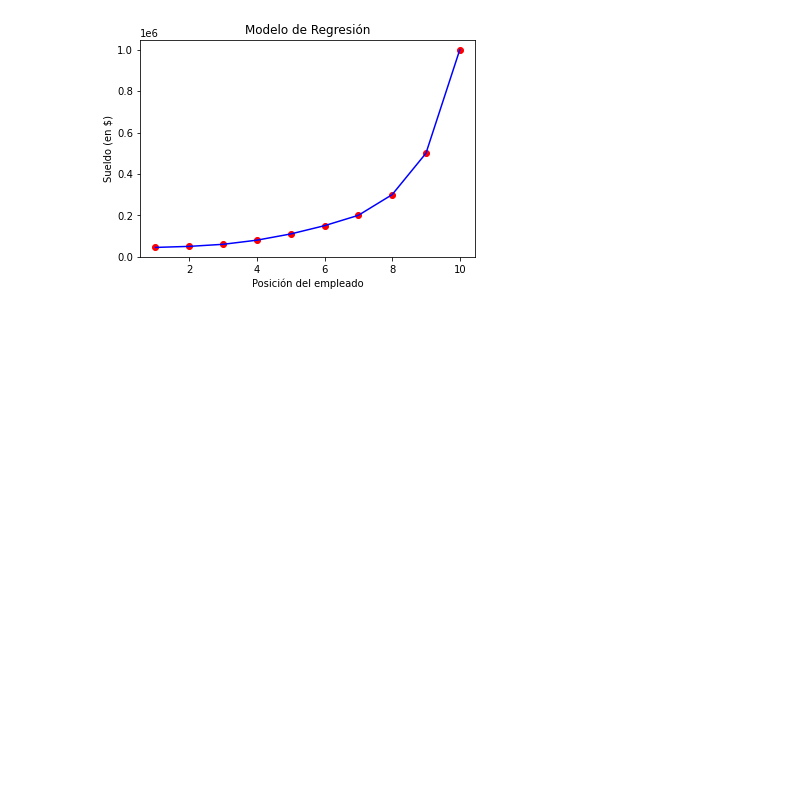
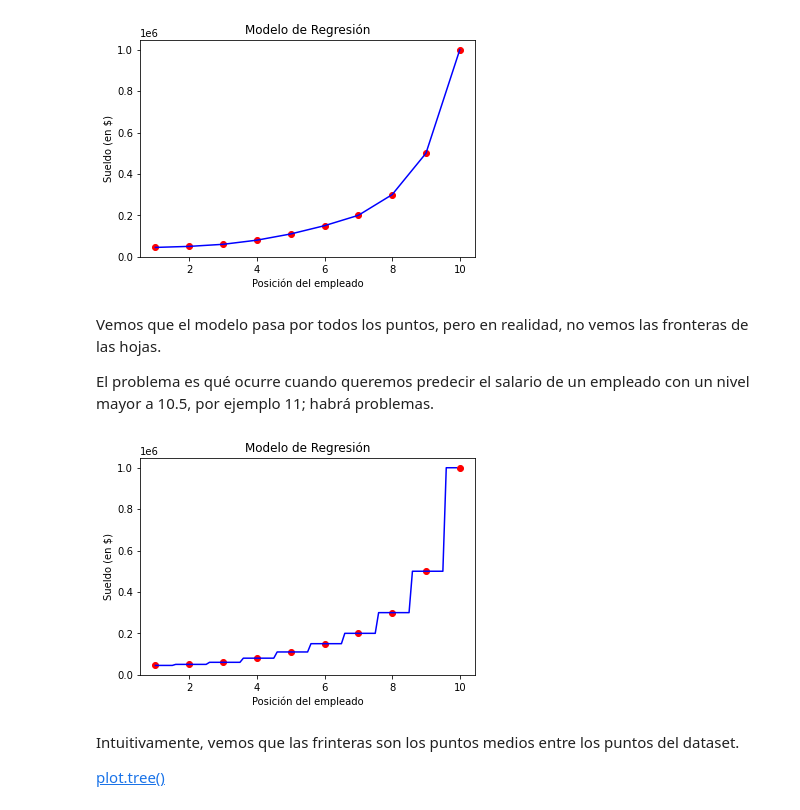
Before and after one commit to PhysTony/machinelearning-az, a Jupyter notebook: datasets/Part 2 - Regression/Section 8 - Decision Tree Regression/decission_tree_regression_new_version.ipynb, the cells around one changed output. Drawn from its saved outputs; the diff is of its cells as text; code cells hidden in the pictures; blank space fills up the shorter version.

Commit message:
Tree Regressor

```diff
--- a/datasets/Part 2 - Regression/Section 8 - Decision Tree Regression/decission_tree_regression_new_version.ipynb
+++ b/datasets/Part 2 - Regression/Section 8 - Decision Tree Regression/decission_tree_regression_new_version.ipynb
@@ -55,0 +76,2 @@ DecisionTreeRegressor(random_state=0)
+# %%
+regression.fit(X, y).get_n_leaves()
@@ -73,3 +99,20 @@ plt.ylabel("Sueldo (en $)")
 plt.show()
 # %% [output]
 [figure]
+# %% [markdown]
+Vemos que el modelo pasa por todos los puntos, pero en realidad, no vemos las fronteras de las hojas.
+
+El problema es qué ocurre cuando queremos predecir el salario de un empleado con un nivel mayor a 10.5, por ejemplo 11; habrá problemas.
+# %%
+plt.scatter(X, y, color = "red")
+plt.plot(X_grid, regression.predict(X_grid), color = "blue")
+plt.title("Modelo de Regresión")
+plt.xlabel("Posición del empleado")
+plt.ylabel("Sueldo (en $)")
+plt.show()
+# %% [output]
+[figure, added]
+# %% [markdown]
+Intuitivamente, vemos que las frinteras son los puntos medios entre los puntos del dataset.
+
+[plot.tree()](https://scikit-learn.org/stable/modules/generated/sklearn.tree.plot_tree.html)
```
Also changed, not shown: parts of 10 cells of this notebook.
